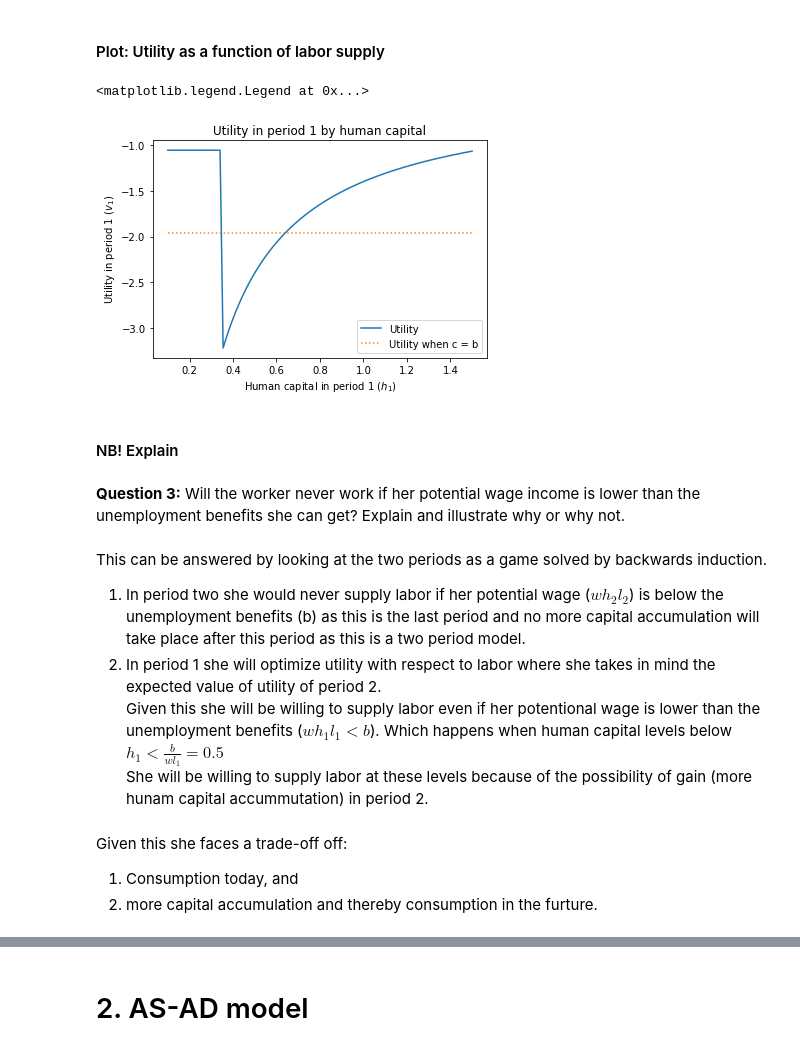
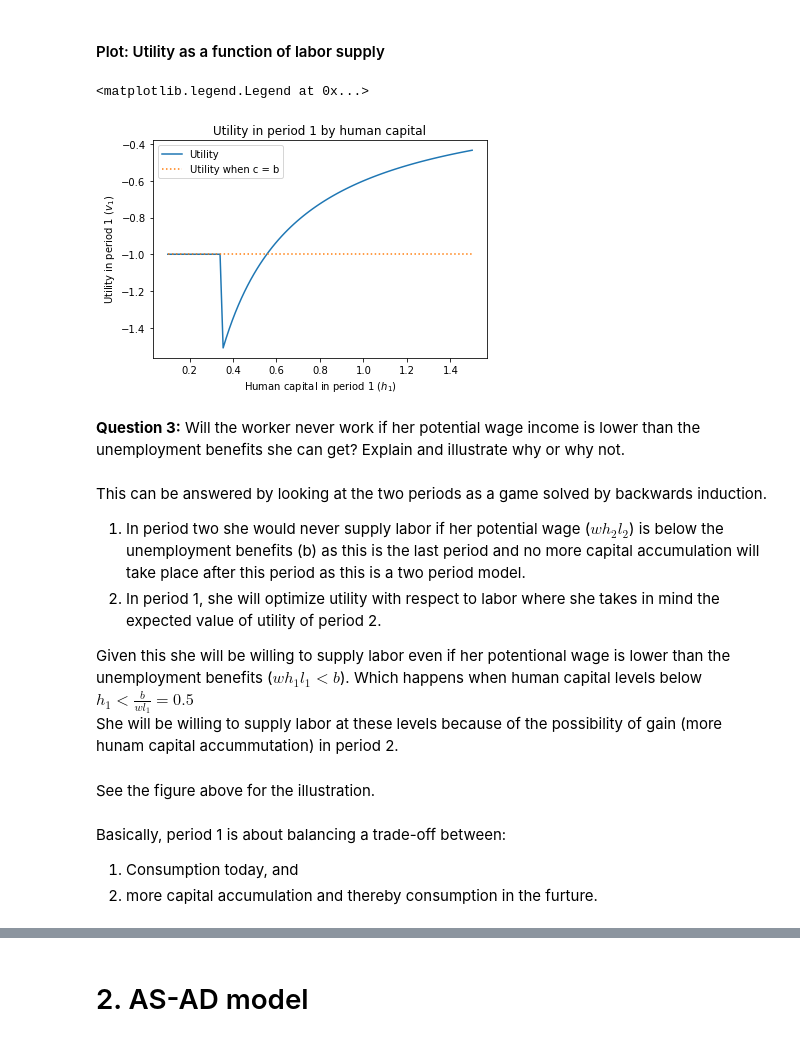
Before and after one commit to NumEconCopenhagen/projects-2019-wms, a Jupyter notebook: examproject/exam_2019.ipynb, the cells around one changed output, grey strips where cells are left out. Cells and saved outputs as stored; diff of their text form; code cells hidden in the pictures.

```diff
--- a/examproject/exam_2019.ipynb
+++ b/examproject/exam_2019.ipynb
@@ -106,7 +109,7 @@ def disutility(gamma, l):
 def v2(rho, gamma, w, b, h2, l2):
 
     # Include the constraint for c1 in the function
-    if l2>0:
+    if l2 == 1:
         c2 = w*h2*l2
     else:
         c2 = b
@@ -116,7 +119,7 @@ def v2(rho, gamma, w, b, h2, l2):
 def v1(rho, gamma, beta, Delta, v2_interp, w, b, h1, l1):
 
     # Include the constraint for c1 in the function
-    if l1>0:
+    if l1 == 1:
         c1 = w*h1*l1
     else:
         c1 = b
@@ -229,21 +234,25 @@ def get_solution_period_one(rho, gamma, beta, Delta, v2_interp, w, b):
     v1_vec = np.empty(100) # this is just empty for now
     l1_vec = np.empty(100) # this is just empty for now
     v1_vec_b = np.empty(100)
+    v1_vec_util1 = np.empty(100)
 
     #next, we solve the model for each h2 value in the grid above
     for i, h1 in enumerate(h1_vec):
         if v1(rho, gamma, beta, Delta, v2_interp, w, b, h1, l1=1) > v1(rho, gamma, beta, Delta, v2_interp, w, b, h1, l1=0):
             v1_vec[i] = v1(rho, gamma, beta, Delta, v2_interp, h1, w, b, l1 = 1)
             l1_vec[i] = 1
+            v1_vec_util1[i] = utility(c = w*h1*1, rho = rho) - disutility(gamma, l = 1)
         else:
             v1_vec[i] = v1(rho, gamma, beta, Delta, v2_interp, h1, w, b, l1 = 0)
             l1_vec[i] = 0
-        v1_vec_b[i] = utility(c = b, rho = rho) + beta*utility(c = b, rho = rho)
+            v1_vec_util1[i] = utility(c = b, rho = rho)
 
-    return h1_vec,v1_vec,l1_vec, v1_vec_b
+        v1_vec_b[i] = utility(c = b, rho = rho)
+
+    return h1_vec,v1_vec,l1_vec, v1_vec_b, v1_vec_util1
 # %%
 # solve period one
-h1_vec,v1_vec,l1_vec, v1_vec_b = get_solution_period_one(rho, gamma, beta, Delta, v2_interp, w, b)
+h1_vec,v1_vec,l1_vec, v1_vec_b, v1_vec_util1 = get_solution_period_one(rho, gamma, beta, Delta, v2_interp, w, b)
 # %% [markdown]
 #### Plot: Labor supply as a function of human capital
 # %%
@@ -267,30 +276,31 @@ From the results showed above we see that:
 # %%
 # Plot labor supply as a function of human capital
 
 fig = plt.figure()
 ax = fig.add_subplot(1,1,1)
-ax.plot(h1_vec,v1_vec, label = 'Utility')
+ax.plot(h1_vec,v1_vec_util1, label = 'Utility')
 ax.plot(h1_vec,v1_vec_b, linestyle= ':', label = 'Utility when c = b')
 #ax.grid()
 ax.set_xlabel('Human capital in period 1 ($h_1$)') #
 ax.set_ylabel('Utility in period 1 ($v_1$)')
 ax.set_title('Utility in period 1 by human capital')
 ax.legend()
 # %% [output]
 <matplotlib.legend.Legend at 0x...>
-[figure, old version]
+[figure, new version]
-# %% [markdown]
-#### NB! Explain
 # %% [markdown]
 **Question 3:** Will the worker never work if her potential wage income is lower than the unemployment benefits she can get? Explain and illustrate why or why not.
 # %% [markdown]
 This can be answered by looking at the two periods as a game solved by backwards induction.
 1. In period two she would never supply labor if her potential wage ($wh_2l_2$) is below the unemployment benefits (b) as this is the last period and no more capital accumulation will take place after this period as this is a two period model.
-1. In period 1 she will optimize utility with respect to labor where she takes in mind the expected value of utility of period 2. <br>
+1. In period 1, she will optimize utility with respect to labor where she takes in mind the expected value of utility of period 2.
+
 Given this she will be willing to supply labor even if her potentional wage is lower than the unemployment benefits ($wh_1l_1<b$). Which happens when human capital levels below $h_1 < \frac{b}{wl_1} = 0.5$ <br>
 She will be willing to supply labor at these levels because of the possibility of gain (more hunam capital accummutation) in period 2.
+# %% [markdown]
+See the figure above for the illustration.
 # %% [markdown]
-Given this she faces a trade-off off:
+Basically, period 1 is about balancing a trade-off between:
 1. Consumption today, and
 1. more capital accumulation and thereby consumption in the furture. <br>
 # %% [markdown]
```
Also changed, not shown: parts of 63 cells of this notebook.
